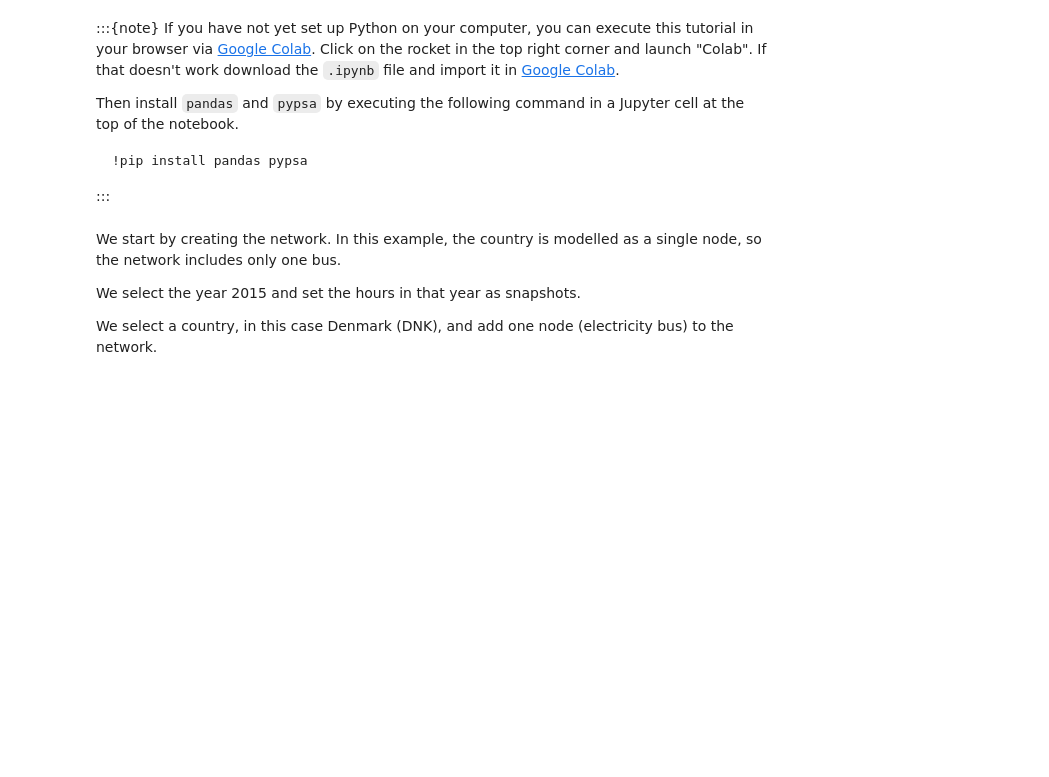
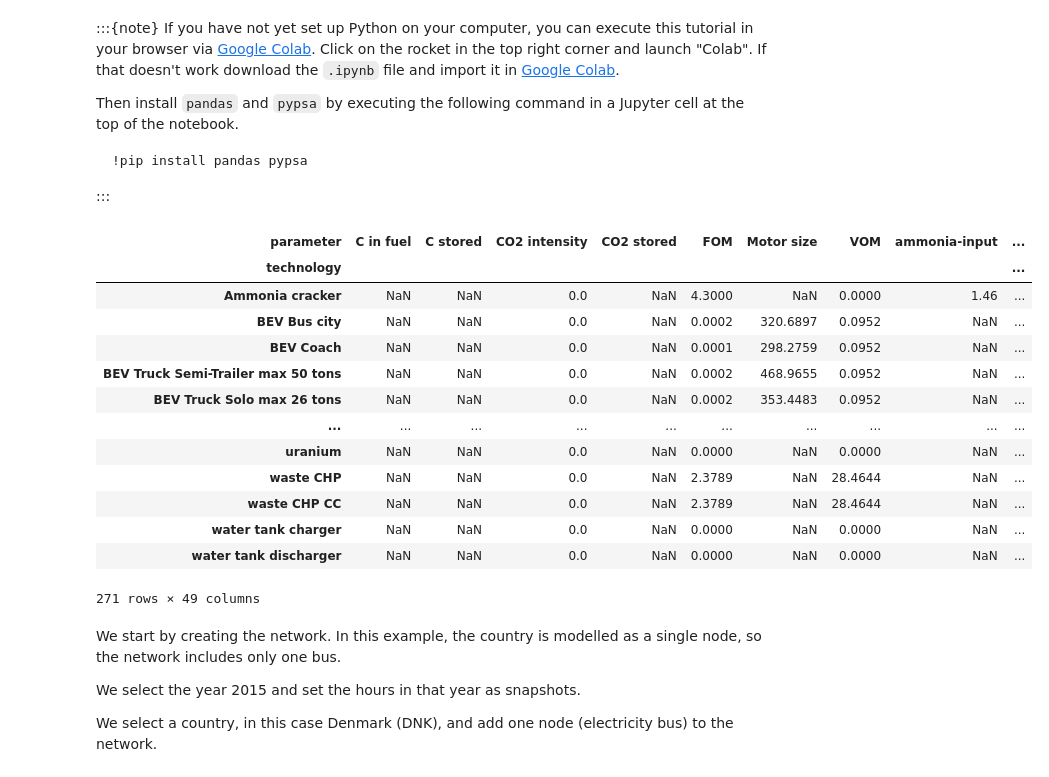
Before and after one commit to s203707/IntegratedEnergyGrids, a Jupyter notebook: IEG_course_project.ipynb, the cells around one changed output. Cells and saved outputs as stored; diff of their text form; code cells hidden in the pictures; blank space fills up the shorter version.

```diff
--- a/IEG_course_project.ipynb
+++ b/IEG_course_project.ipynb
@@ -48,6 +48,23 @@ costs.at["OCGT", "fuel"] = costs.at["gas", "fuel"]
 costs.at["OCGT", "CO2 intensity"] = costs.at["gas", "CO2 intensity"]
 
 costs["marginal_cost"] = costs["VOM"] + costs["fuel"] / costs["efficiency"]
+# %%
+costs
+# %% [output]
+| parameter | C in fuel | C stored | CO2 intensity | CO2 stored | FOM | Motor size | VOM | ammonia-input | ... |
+| technology |  |  |  |  |  |  |  |  | ... |
+| Ammonia cracker | NaN | NaN | 0.0 | NaN | 4.3000 | NaN | 0.0000 | 1.46 | ... |
+| BEV Bus city | NaN | NaN | 0.0 | NaN | 0.0002 | 320.6897 | 0.0952 | NaN | ... |
+| BEV Coach | NaN | NaN | 0.0 | NaN | 0.0001 | 298.2759 | 0.0952 | NaN | ... |
+| BEV Truck Semi-Trailer max 50 tons | NaN | NaN | 0.0 | NaN | 0.0002 | 468.9655 | 0.0952 | NaN | ... |
+| BEV Truck Solo max 26 tons | NaN | NaN | 0.0 | NaN | 0.0002 | 353.4483 | 0.0952 | NaN | ... |
+| ... | ... | ... | ... | ... | ... | ... | ... | ... | ... |
+| uranium | NaN | NaN | 0.0 | NaN | 0.0000 | NaN | 0.0000 | NaN | ... |
+| waste CHP | NaN | NaN | 0.0 | NaN | 2.3789 | NaN | 28.4644 | NaN | ... |
+| waste CHP CC | NaN | NaN | 0.0 | NaN | 2.3789 | NaN | 28.4644 | NaN | ... |
+| water tank charger | NaN | NaN | 0.0 | NaN | 0.0000 | NaN | 0.0000 | NaN | ... |
+| water tank discharger | NaN | NaN | 0.0 | NaN | 0.0000 | NaN | 0.0000 | NaN | ... |
+271 rows × 49 columns
 # %% [markdown]
 We start by creating the network. In this example, the country is modelled as a single node, so the network includes only one bus.
 
```
Also changed, not shown: 1 other file.
